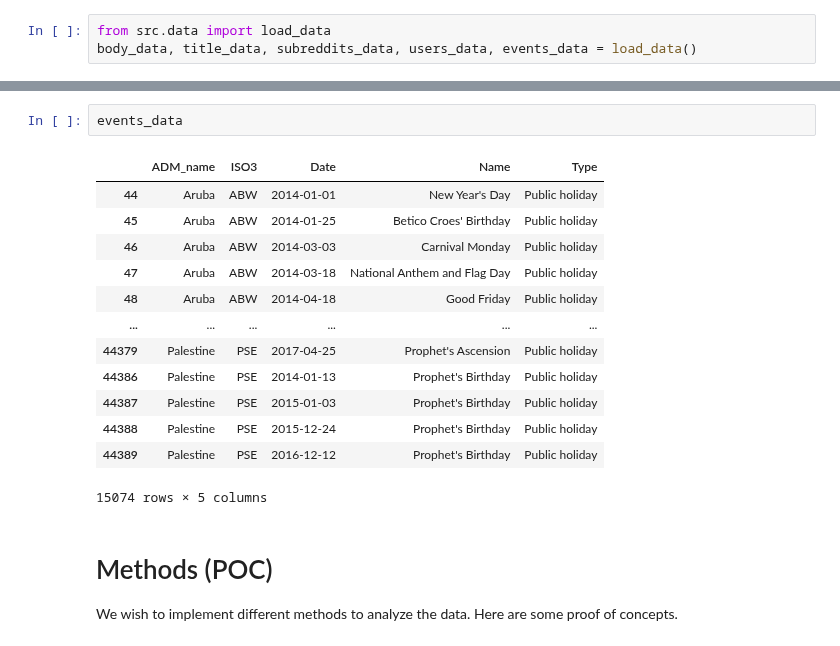
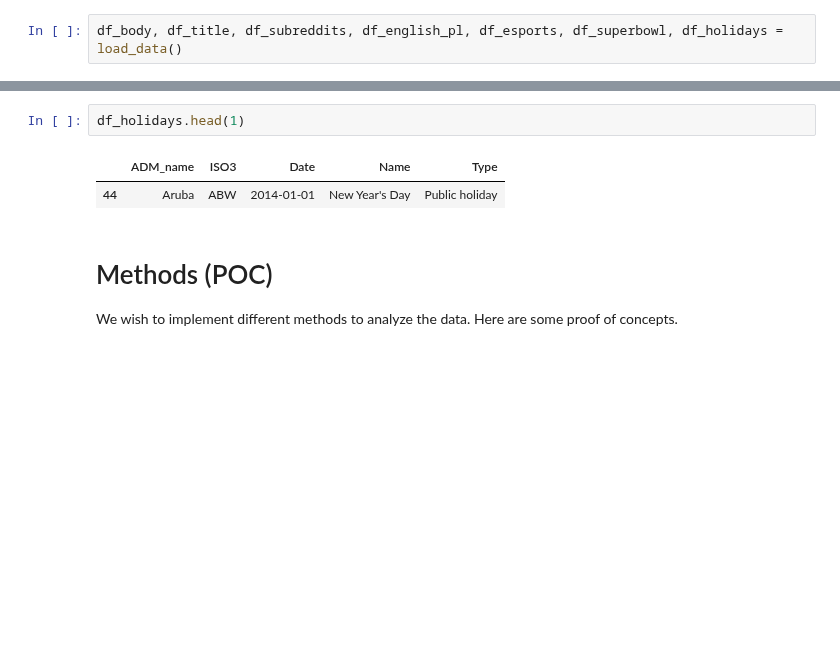
Before and after one commit to l0uisgrange/ada-2025-project, a Jupyter notebook: results.ipynb, the cells around one changed output, grey strips where cells are left out. Cells and saved outputs as stored; diff of their text form; blank space fills up the shorter version.

```diff
--- a/results.ipynb
+++ b/results.ipynb
@@ -24,6 +13,5 @@ from src.data import load_data
 We're using the reddit hyperlinks dataset. It's separated into 2 files: one for hyperlinks in the body of posts and the other for hyperlinks in the title of posts.
 In addition, we have the embeddings dataset for subereddits and users. They represent each user or subreddit as a 300-dimensional vector, which we can use to compute similarities between them.
 # %%
-from src.data import load_data
-body_data, title_data, subreddits_data, users_data, events_data = load_data()
+df_body, df_title, df_subreddits, df_english_pl, df_esports, df_superbowl, df_holidays = load_data()
 # %% [output]
@@ -97,19 +36,8 @@ users_data
 # %%
-events_data
+df_holidays.head(1)
 # %% [output]
 |  | ADM_name | ISO3 | Date | Name | Type |
 | 44 | Aruba | ABW | 2014-01-01 | New Year's Day | Public holiday |
-| 45 | Aruba | ABW | 2014-01-25 | Betico Croes' Birthday | Public holiday |
-| 46 | Aruba | ABW | 2014-03-03 | Carnival Monday | Public holiday |
-| 47 | Aruba | ABW | 2014-03-18 | National Anthem and Flag Day | Public holiday |
-| 48 | Aruba | ABW | 2014-04-18 | Good Friday | Public holiday |
-| ... | ... | ... | ... | ... | ... |
-| 44379 | Palestine | PSE | 2017-04-25 | Prophet's Ascension | Public holiday |
-| 44386 | Palestine | PSE | 2014-01-13 | Prophet's Birthday | Public holiday |
-| 44387 | Palestine | PSE | 2015-01-03 | Prophet's Birthday | Public holiday |
-| 44388 | Palestine | PSE | 2015-12-24 | Prophet's Birthday | Public holiday |
-| 44389 | Palestine | PSE | 2016-12-12 | Prophet's Birthday | Public holiday |
-15074 rows × 5 columns
 # %% [markdown]
 # Methods (POC)
 We wish to implement different methods to analyze the data. Here are some proof of concepts.
```
Also changed, not shown: parts of 8 cells of this notebook, 1 other file.
